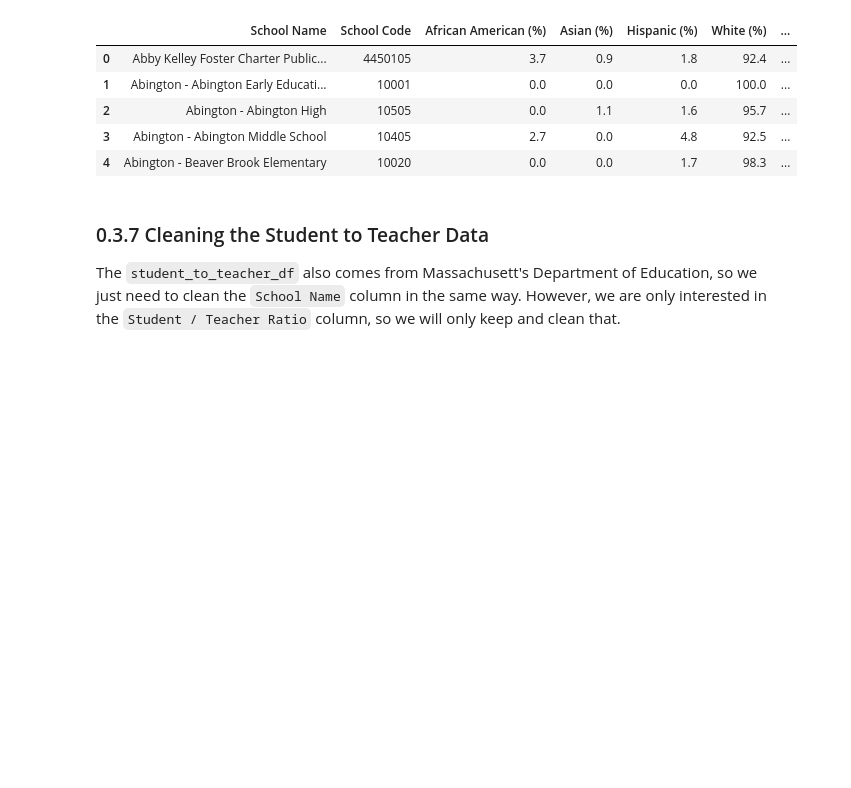
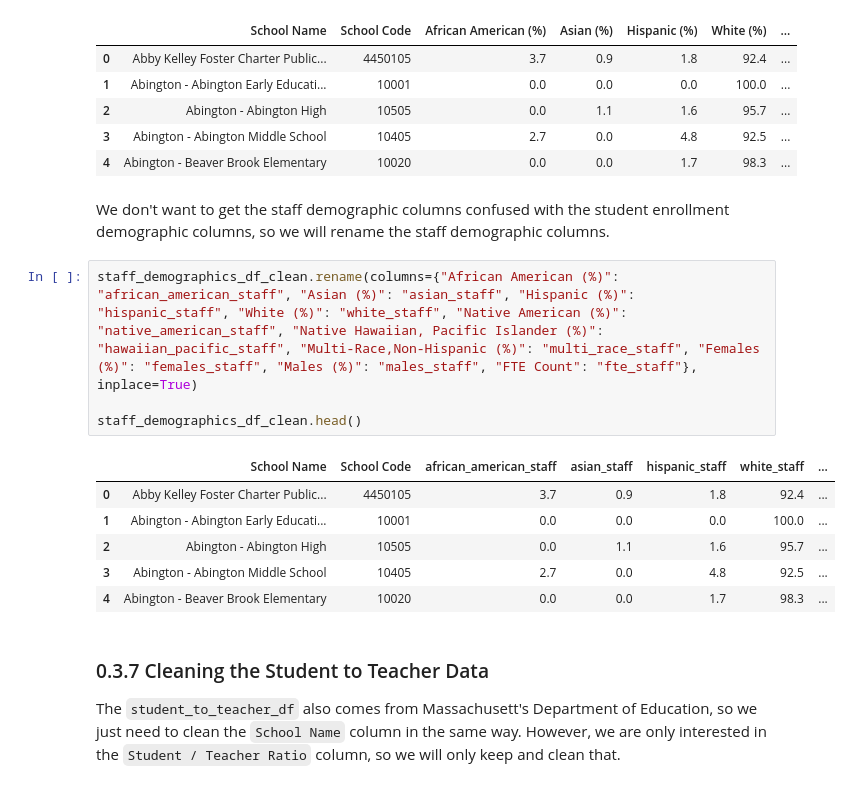
Before and after one commit to alexcraig043/qss-20-final-project, a Jupyter notebook: src/code/00_data_cleaning_merging.ipynb, the cells around one changed output. Cells and saved outputs as stored; diff of their text form; blank space fills up the shorter version.

```diff
--- a/src/code/00_data_cleaning_merging.ipynb
+++ b/src/code/00_data_cleaning_merging.ipynb
@@ -324,6 +324,19 @@ staff_demographics_df_clean.head()
 | 2 | Abington - Abington High | 10505 | 0.0 | 1.1 | 1.6 | 95.7 | ... |
 | 3 | Abington - Abington Middle School | 10405 | 2.7 | 0.0 | 4.8 | 92.5 | ... |
 | 4 | Abington - Beaver Brook Elementary | 10020 | 0.0 | 0.0 | 1.7 | 98.3 | ... |
+# %% [markdown]
+We don't want to get the staff demographic columns confused with the student enrollment demographic columns, so we will rename the staff demographic columns.
+# %%
+staff_demographics_df_clean.rename(columns={"African American (%)": "african_american_staff", "Asian (%)": "asian_staff", "Hispanic (%)": "hispanic_staff", "White (%)": "white_staff", "Native American (%)": "native_american_staff", "Native Hawaiian, Pacific Islander (%)": "hawaiian_pacific_staff", "Multi-Race,Non-Hispanic (%)": "multi_race_staff", "Females (%)": "females_staff", "Males (%)": "males_staff", "FTE Count": "fte_staff"}, inplace=True)
+
+staff_demographics_df_clean.head()
+# %% [output]
+|  | School Name | School Code | african_american_staff | asian_staff | hispanic_staff | white_staff | ... |
+| 0 | Abby Kelley Foster Charter Public... | 4450105 | 3.7 | 0.9 | 1.8 | 92.4 | ... |
+| 1 | Abington - Abington Early Educati... | 10001 | 0.0 | 0.0 | 0.0 | 100.0 | ... |
+| 2 | Abington - Abington High | 10505 | 0.0 | 1.1 | 1.6 | 95.7 | ... |
+| 3 | Abington - Abington Middle School | 10405 | 2.7 | 0.0 | 4.8 | 92.5 | ... |
+| 4 | Abington - Beaver Brook Elementary | 10020 | 0.0 | 0.0 | 1.7 | 98.3 | ... |
 # %% [markdown]
 ### 0.3.7 Cleaning the Student to Teacher Data
 The `student_to_teacher_df` also comes from Massachusett's Department of Education, so we just need to clean the `School Name` column in the same way. However, we are only interested in the `Student / Teacher Ratio` column, so we will only keep and clean that.
```
Also changed, not shown: parts of 1 cell of this notebook, 5 other files.
